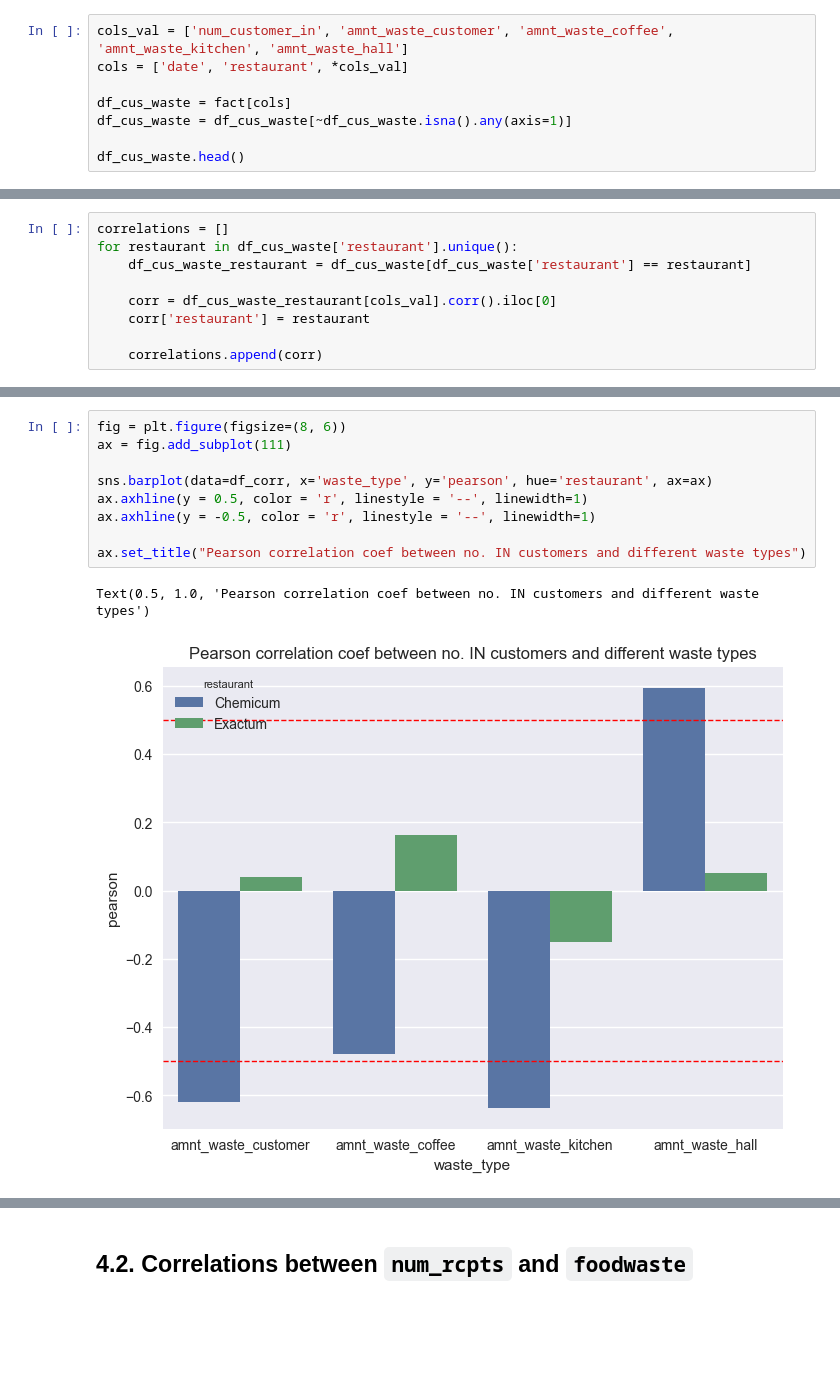
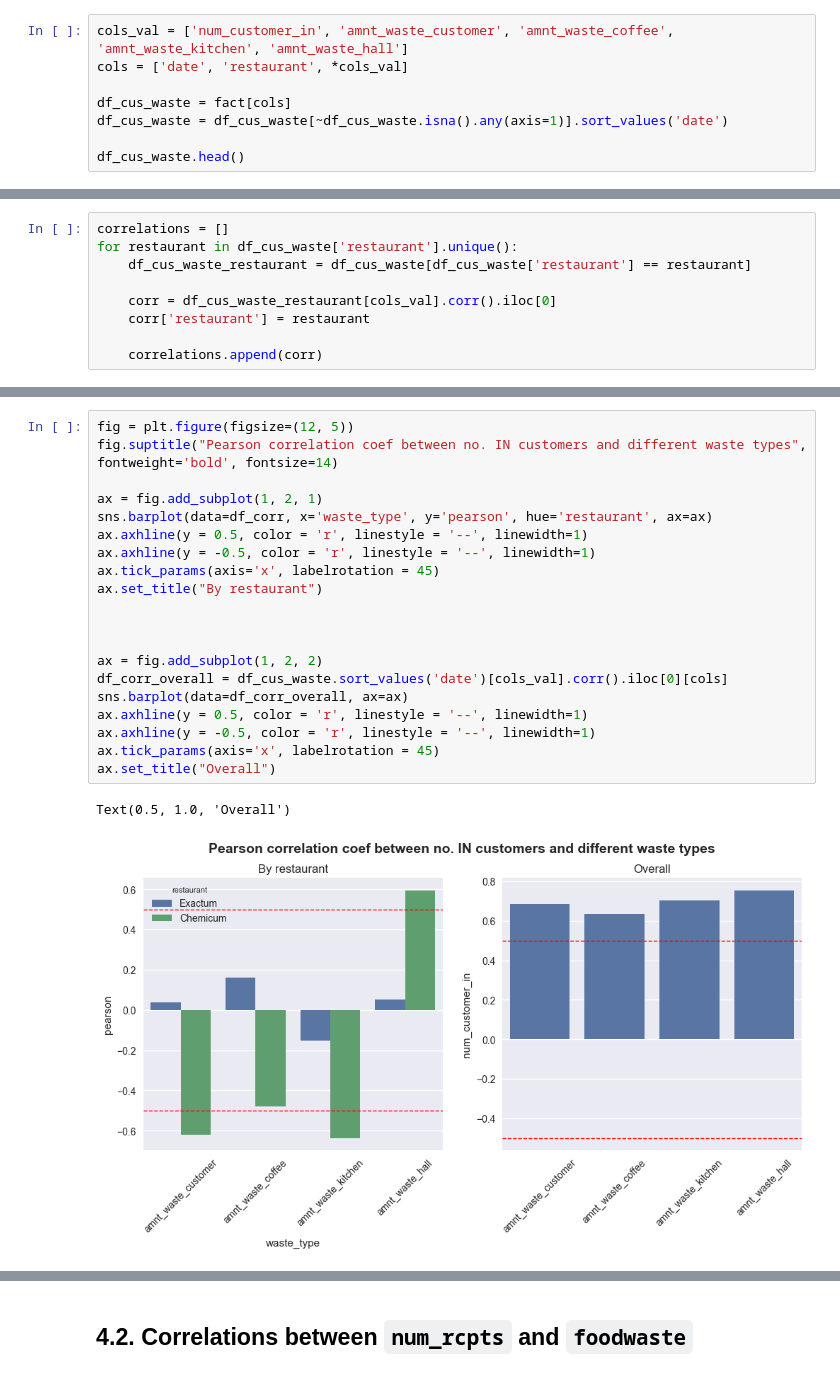
Before and after one commit to Food-Waste-Optimization/Food-Waste-Optimization, a Jupyter notebook: experiments_hoangle/correlations.ipynb, the cells around one changed output, grey strips where cells are left out. Drawn from its saved outputs; the diff is of its cells as text; blank space fills up the shorter version.

```diff
--- a/experiments_hoangle/correlations.ipynb
+++ b/experiments_hoangle/correlations.ipynb
@@ -283,7 +283,7 @@ cols_val = ['num_customer_in', 'amnt_waste_customer', 'amnt_waste_coffee', 'amnt
 cols = ['date', 'restaurant', *cols_val]
 
 df_cus_waste = fact[cols]
-df_cus_waste = df_cus_waste[~df_cus_waste.isna().any(axis=1)]
+df_cus_waste = df_cus_waste[~df_cus_waste.isna().any(axis=1)].sort_values('date')
 
 df_cus_waste.head()
 # %% [output]
@@ -318,15 +318,26 @@ df_corr.head()
 # %%
-fig = plt.figure(figsize=(8, 6))
-ax = fig.add_subplot(111)
+fig = plt.figure(figsize=(12, 5))
+fig.suptitle("Pearson correlation coef between no. IN customers and different waste types", fontweight='bold', fontsize=14)
 
+ax = fig.add_subplot(1, 2, 1)
 sns.barplot(data=df_corr, x='waste_type', y='pearson', hue='restaurant', ax=ax)
 ax.axhline(y = 0.5, color = 'r', linestyle = '--', linewidth=1)
 ax.axhline(y = -0.5, color = 'r', linestyle = '--', linewidth=1)
+ax.tick_params(axis='x', labelrotation = 45)
+ax.set_title("By restaurant")
 
-ax.set_title("Pearson correlation coef between no. IN customers and different waste types")
+
+
+ax = fig.add_subplot(1, 2, 2)
+df_corr_overall = df_cus_waste.sort_values('date')[cols_val].corr().iloc[0][cols]
+sns.barplot(data=df_corr_overall, ax=ax)
+ax.axhline(y = 0.5, color = 'r', linestyle = '--', linewidth=1)
+ax.axhline(y = -0.5, color = 'r', linestyle = '--', linewidth=1)
+ax.tick_params(axis='x', labelrotation = 45)
+ax.set_title("Overall")
 # %% [output]
-Text(0.5, 1.0, 'Pearson correlation coef between no. IN customers and different waste types')
+Text(0.5, 1.0, 'Overall')
-[figure, old version]
+[figure, new version]
 # %%
 fig = plt.figure(figsize=(8, 6))
 plt.subplots_adjust(wspace=0.5, hspace=0.9)
```
Also changed, not shown: parts of 7 cells of this notebook, 7 other files.
